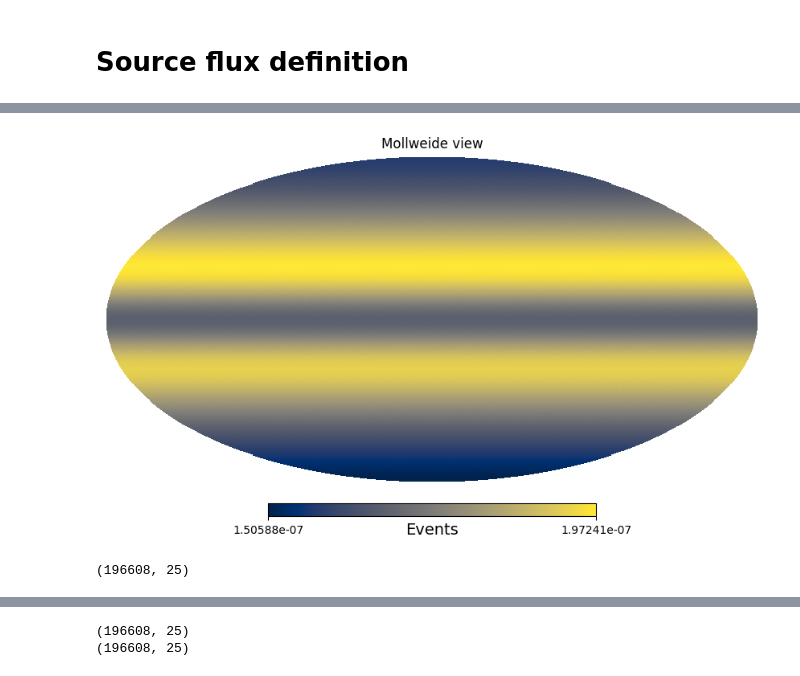
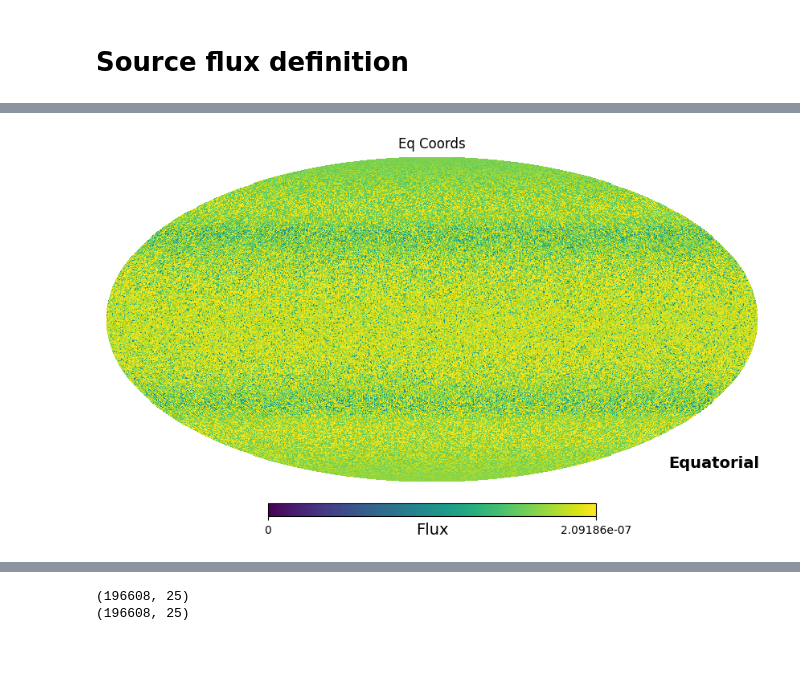
Before and after one commit to ssclafani949/pone_scripts, a Jupyter notebook: nb/flux_to_events_demo-pone-Template.ipynb, the cells around one changed output, grey strips where cells are left out. Saved outputs shown, nothing was run; the diff lists cells and outputs as text; code cells hidden in the pictures.

```diff
--- a/nb/flux_to_events_demo-pone-Template.ipynb
+++ b/nb/flux_to_events_demo-pone-Template.ipynb
@@ -116,3 +160,5 @@ Hist(25 bins in [2.0,7.000000000000004], 49 bins in [-1.0,1.0], with sum 73844.2
+# %%
+h2d = h2d.gaussian_filter(sigma=.8)
 # %%
 logE_bins = h2d.bins[0]
 coszen_bins = h2d.bins[1]
@@ -210,18 +256,25 @@ def astro_flux(
         return tmp
 # %%
 effa_template = np.ndarray((hp.nside2npix(nside), len(emids)))
-bckg_flux_per_pixel = np.ndarray((hp.nside2npix(nside), len(emids)))
+#bckg_flux_per_pixel = np.ndarray((hp.nside2npix(nside), len(emids)))
 
+decs = []
+ras = []
 #reshape effective area in nbins vs energy
 for pix, flux in enumerate(pi0_flux_per_pixel):
     theta, phi = hp.pix2ang(nside, pix)
     dec = np.pi/2 - theta
     ra = phi
-    sindec = np.sin(dec)
+    #sindec = np.sin(dec)
+    decs.append(dec)
+    ras.append(ra)
+    effa_template[pix] = array_source_interp(dec, aeff_2d)
 
-    effa_template[pix] = array_source_interp(-dec, aeff_2d)
-    bckg_flux_per_pixel[pix] = array_source_interp(-dec, bckg_flux_vals.T)
+    #azi, zen = rotate_events_to_local(ra,dec)
+    #print(azi,zen)
+    #bckg_flux_per_pixel[pix] = array_source_interp(dec, bckg_flux_vals.T, local=True)
 
-smoothed_bkg = np.ndarray((hp.nside2npix(nside), len(emids)))
-for i in range(len(emids)):
+#smoothed_bkg = np.ndarray((hp.nside2npix(nside), len(emids)))
+'''for i in range(len(emids)):
     smoothed_bkg[:,i] = hp.smoothing(bckg_flux_per_pixel[:,i], sigma=np.radians(10))
+'''
@@ -227,0 +283,9 @@ for i in range(len(emids)):
+# %%
+'''decs = []
+ras = []
+for pix in range(hp.nside2npix(256)):
+    theta, phi = hp.pix2ang(256, pix)
+    dec = np.pi/2 - theta
+    ra = phi
+    decs.append(dec)
+    ras.append(ra)'''
@@ -227,0 +294,8 @@ for i in range(len(emids)):
+# %%
+time = None
+azis, zens = rotate_events_to_local(ras,decs, time=time)
+bckg_flux_per_pixel = np.ndarray((hp.nside2npix(nside), len(emids)))
+
+for pix, flux in enumerate(pi0_flux_per_pixel):
+    bckg_flux_per_pixel[pix] = bckg_flux_vals[np.digitize(np.cos(zens[pix]), bins=coszen_bins)-1]
+    #bckg_flux_per_pixel[pix] = (np.pi/2 + zens[pix], bckg_flux_vals.T) #.T
@@ -228,8 +320,5 @@ for i in range(len(emids)):
 # %%
-hp.mollview(np.sum(smoothed_bkg, axis=1), rot=(180,0), unit='Events')
+hp.mollview(np.sum(bckg_flux_per_pixel, axis=1), rot=(180,0), min=0,coord='C' ,
+            unit='Flux',title='Eq Coords')
 # %% [output]
-[figure, old version]
+[figure, new version]
-# %%
-bckg_flux_per_pixel.shape
-# %% [output]
-(196608, 25)
```
Also changed, not shown: parts of 34 cells of this notebook, 3 other files.
